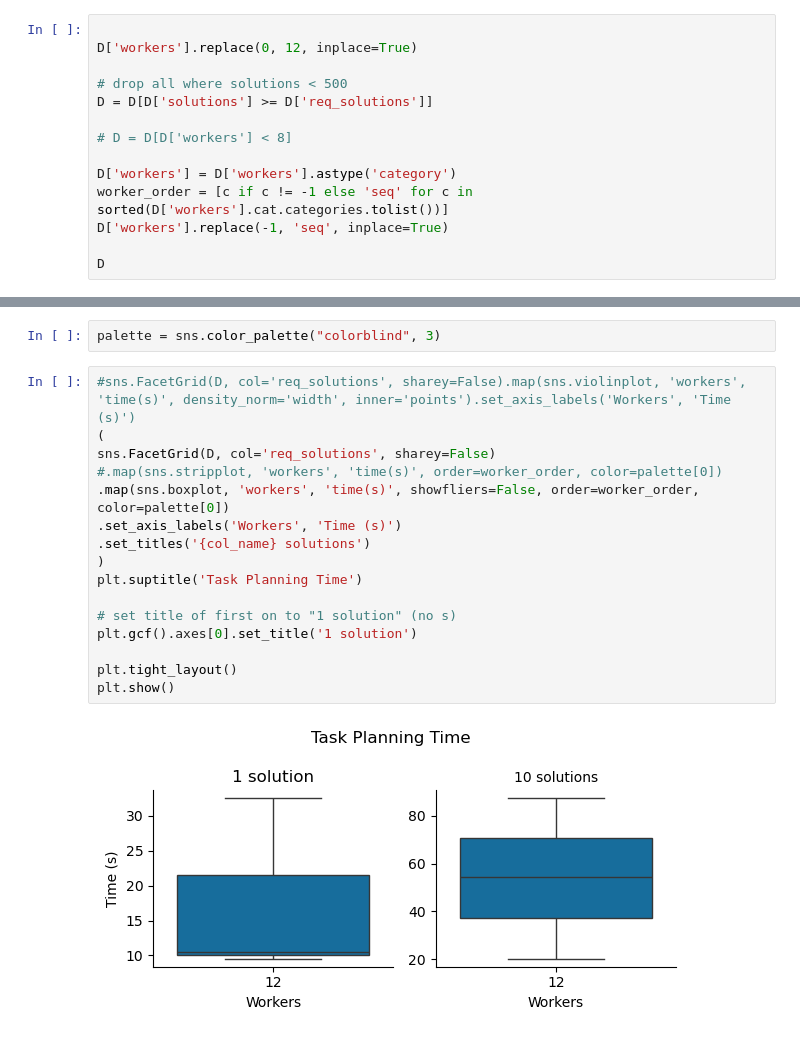
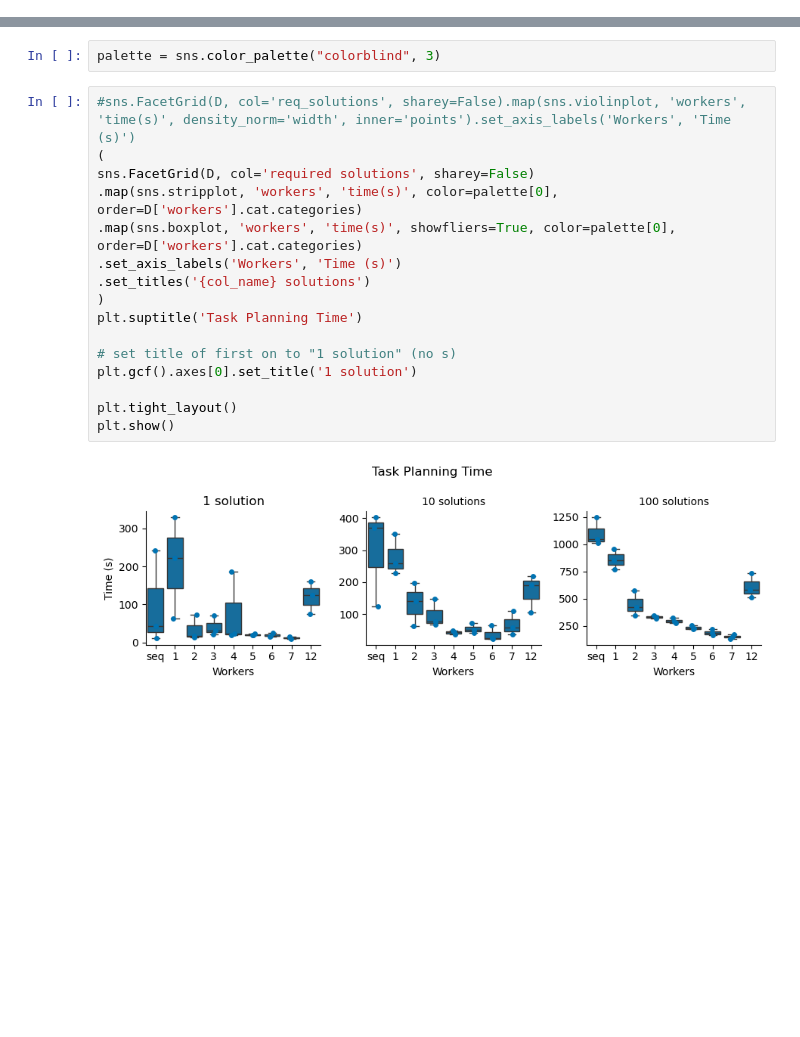
Before and after one commit to TAMS-Group/mtc_pour, a Jupyter notebook: benchmark/playground.ipynb, the cells around one changed output, grey strips where cells are left out. Cells and saved outputs as stored; diff of their text form; blank space fills up the shorter version.

```diff
--- a/benchmark/playground.ipynb
+++ b/benchmark/playground.ipynb
@@ -33,14 +52,0 @@ D
-# %%
-
-D['workers'].replace(0, 12, inplace=True)
-
-# drop all where solutions < 500
-D = D[D['solutions'] >= D['req_solutions']]
-
-# D = D[D['workers'] < 8]
-
-D['workers'] = D['workers'].astype('category')
-worker_order = [c if c != -1 else 'seq' for c in sorted(D['workers'].cat.categories.tolist())]
-D['workers'].replace(-1, 'seq', inplace=True)
-
-D
@@ -69,18 +55,18 @@ palette = sns.color_palette("colorblind", 3)
 # %%
 #sns.FacetGrid(D, col='req_solutions', sharey=False).map(sns.violinplot, 'workers', 'time(s)', density_norm='width', inner='points').set_axis_labels('Workers', 'Time (s)')
 (
-sns.FacetGrid(D, col='req_solutions', sharey=False)
-#.map(sns.stripplot, 'workers', 'time(s)', order=worker_order, color=palette[0])
-.map(sns.boxplot, 'workers', 'time(s)', showfliers=False, order=worker_order, color=palette[0])
+sns.FacetGrid(D, col='required solutions', sharey=False)
+.map(sns.stripplot, 'workers', 'time(s)', color=palette[0], order=D['workers'].cat.categories)
+.map(sns.boxplot, 'workers', 'time(s)', showfliers=True, color=palette[0], order=D['workers'].cat.categories)
 .set_axis_labels('Workers', 'Time (s)')
 .set_titles('{col_name} solutions')
 )
 plt.suptitle('Task Planning Time')
 
 # set title of first on to "1 solution" (no s)
 plt.gcf().axes[0].set_title('1 solution')
 
 plt.tight_layout()
 plt.show()
 # %% [output]
-[figure, old version]
+[figure, new version]
```
Also changed, not shown: parts of 5 cells of this notebook.
